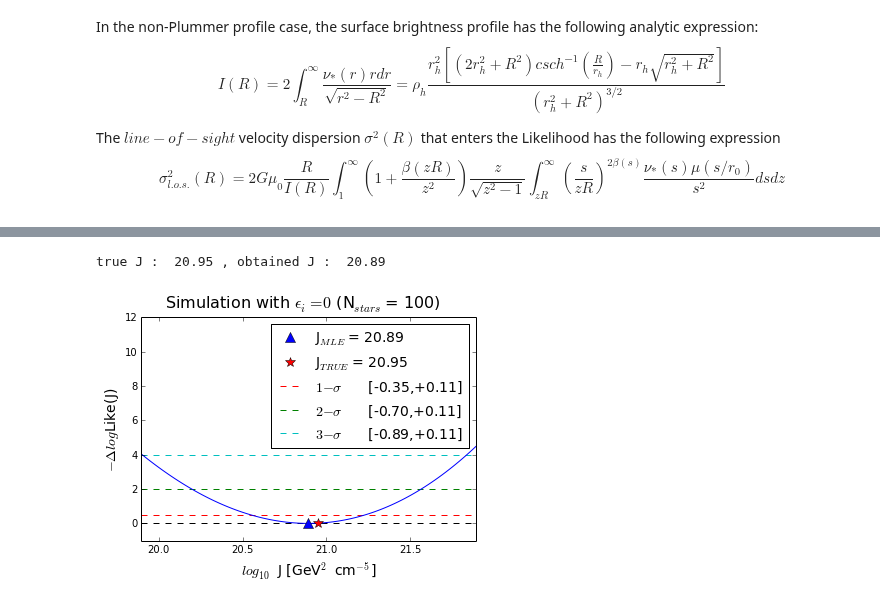
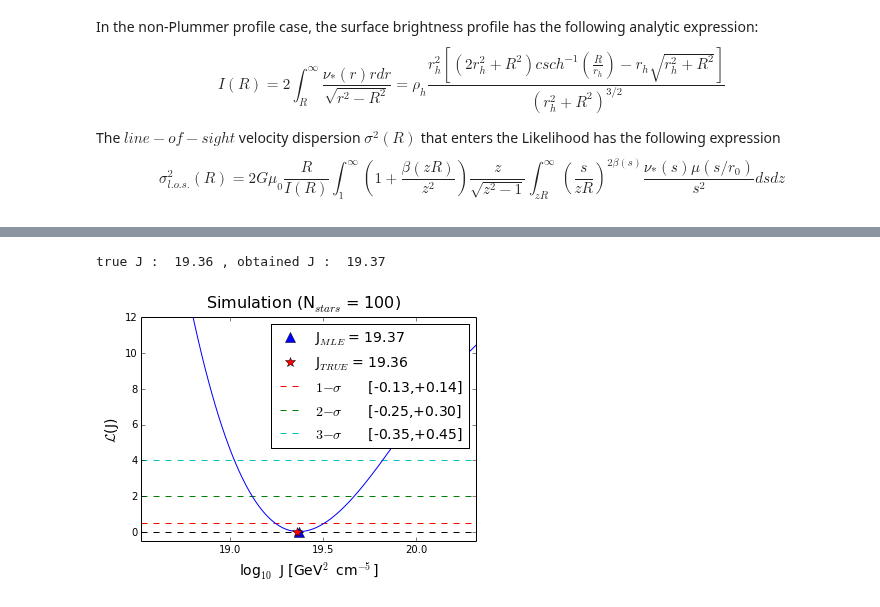
Before and after one commit to achiappo/FRESKA, a Jupyter notebook: simulationOM.ipynb, the cells around one changed output, grey strips where cells are left out. Drawn from its saved outputs; the diff is of its cells as text; code cells hidden in the pictures.

```diff
--- a/simulationOM.ipynb
+++ b/simulationOM.ipynb
@@ -228,21 +277,21 @@ plt.plot(J_new,spline_Like(J_new))
 # %%
 def one_sigmaJ(J):
-    return np.abs(spline_Like(J)-spline_Like(min_J)-0.5)
+    return np.abs(spline_LikeJ(J)-spline_LikeJ(min_J)-0.5)
 
-one_sigma_l = sciopt.minimize_scalar(one_sigmaJ,method='Bounded',bounds=(J_new[0],min_J)).x-min_J
-one_sigma_r = sciopt.minimize_scalar(one_sigmaJ,method='Bounded',bounds=(min_J,J_new[-1])).x-min_J
+one_sigma_l = sciopt.minimize_scalar(one_sigmaJ,method='Bounded',bounds=(min_J-2,min_J)).x-min_J
+one_sigma_r = sciopt.minimize_scalar(one_sigmaJ,method='Bounded',bounds=(min_J,min_J+2)).x-min_J
 
 def two_sigmaJ(J):
-    return np.abs(spline_Like(J)-spline_Like(min_J)-2.)
+    return np.abs(spline_LikeJ(J)-spline_LikeJ(min_J)-2.)
 
-two_sigma_l = sciopt.minimize_scalar(two_sigmaJ,method='Bounded',bounds=(J_new[0],min_J)).x-min_J
-two_sigma_r = sciopt.minimize_scalar(two_sigmaJ,method='Bounded',bounds=(min_J,J_new[-1])).x-min_J
+two_sigma_l = sciopt.minimize_scalar(two_sigmaJ,method='Bounded',bounds=(min_J-2,min_J)).x-min_J
+two_sigma_r = sciopt.minimize_scalar(two_sigmaJ,method='Bounded',bounds=(min_J,min_J+2)).x-min_J
 
 def three_sigmaJ(J):
-    return np.abs(spline_Like(J)-spline_Like(min_J)-4.)
+    return np.abs(spline_LikeJ(J)-spline_LikeJ(min_J)-4.)
 
-three_sigma_l = sciopt.minimize_scalar(three_sigmaJ,method='Bounded',bounds=(J_new[0],min_J)).x-min_J
-three_sigma_r = sciopt.minimize_scalar(three_sigmaJ,method='Bounded',bounds=(min_J,J_new[-1])).x-min_J
+three_sigma_l = sciopt.minimize_scalar(three_sigmaJ,method='Bounded',bounds=(min_J-2,min_J)).x-min_J
+three_sigma_r = sciopt.minimize_scalar(three_sigmaJ,method='Bounded',bounds=(min_J,min_J+2)).x-min_J
 # %%
 print round(min_J,2),round(one_sigma_l,2),round(one_sigma_r,2),round(two_sigma_l,2),\
 round(two_sigma_r,2),round(three_sigma_l,2),round(three_sigma_r,2)
@@ -251,35 +300,30 @@ round(two_sigma_r,2),round(three_sigma_l,2),round(three_sigma_r,2)
 # %%
-trueJ = round(np.log10(Jfactor(D,np.inf,1.,4e8,0.5)),2)
+trueJ = round(np.log10(Jfactor(D,np.inf,1.,6.4e7,0.5)),2)
 print 'true J : ',trueJ,', obtained J : ',round(min_J,2)
 # %% [output]
-true J :  20.95 , obtained J :  20.89
+true J :  19.36 , obtained J :  19.37
 # %%
-J_plt = np.linspace(min_J-1,min_J+1,100)
-plt.plot(J_plt,spline_Like(J_plt)-spline_Like(min_J))
-plt.plot(min_J,0,'b^',markersize=10,label='J$_{MLE}$ = %.2f'%min_J)
-plt.plot(trueJ,0,'r*',markersize=10,label='J$_{TRUE}$ = %.2f'%trueJ)
+J_plt = np.linspace(min_J+three_sigma_l-0.5,min_J+three_sigma_r+0.5,100)
+plt.plot(J_plt,spline_LikeJ(J_plt)-spline_LikeJ(min_J))
+plt.plot(min_J,0,'b^',markersize=10,label='J$_{MLE}$ = %.2f'%min_J)#+r' , $r^{MLE}_a$ = %.2f'%round(min_ra,2))
+plt.plot(trueJ,0,'r*',markersize=10,label='J$_{TRUE}$ = %.2f'%trueJ)#+r' , $r^{TRUE}_a$ = %.2f'%ra)
 plt.hlines(0.,min(J_plt),max(J_plt),linestyles='dashed')
 plt.hlines(.5,min(J_plt),max(J_plt),colors=('r'),linestyles='dashed',
            label=r'$1-\sigma$'+'\t'+'[%.2f,%+.2f]'%(one_sigma_l,one_sigma_r))
 plt.hlines(2,min(J_plt),max(J_plt),colors=('g'),linestyles='dashed',
            label=r'$2-\sigma$'+'\t'+'[%.2f,%+.2f]'%(two_sigma_l,two_sigma_r))
 plt.hlines(4,min(J_plt),max(J_plt),colors=('c'),linestyles='dashed',
            label=r'$3-\sigma$'+'\t'+'[%.2f,%+.2f]'%(three_sigma_l,three_sigma_r))
-plt.legend(numpoints=1,fontsize=14)
-plt.ylabel(r'$-\Delta$$log$Like(J)',fontsize=14)
-plt.xlabel(r'$log_{10}$  J [GeV$^2$ cm$^{-5}$]',fontsize=14)
-plt.ylim(-1,12)
-plt.xlim(min_J-1,min_J+1)
-if errors[include_err]:
-    plt.suptitle(r'Simulation with $\epsilon_i \neq 0$ (N$_{stars}$ = %i)'%nstars,fontsize=16)
-    plt.savefig('/home/andrea/Desktop/work/DWARF/Jvalue/output/test/OsipkMerr+Cusp+nonPlum/Simulation%ierr.png'%nstars,
-                dpi=300,format='png')
-else:
-    plt.suptitle(r'Simulation with $\epsilon_i = 0$ (N$_{stars}$ = %i)'%nstars,fontsize=16)
-    plt.savefig('/home/andrea/Desktop/work/DWARF/Jvalue/output/test/OsipkMerr+Cusp+nonPlum/Simulation%i.png'%nstars,
-                dpi=300,format='png')
+plt.legend(numpoints=1,fontsize=14).get_frame().set_facecolor('w')
+plt.ylabel(r'$\mathcal{L}$(J)',fontsize=14)
+plt.xlabel(r'log$_{10}$  J [GeV$^2$ cm$^{-5}$]',fontsize=14)
+plt.ylim(-0.5,12)
+plt.xlim(min_J+three_sigma_l-0.5,min_J+three_sigma_r+0.5)
+#plt.savefig(homedir+casedir+'/Simulations%s.png'%nstars,dpi=300,format='png')
+plt.suptitle(r'Simulation (N$_{stars}$ = %i)'%nstars,fontsize=16)
+plt.savefig(homedir+casedir+'/Simulation%i_test.png'%nstars,dpi=300,format='png')
 # %% [output]
-[figure, old version]
+[figure, new version]
 # %%
 print '%.2e'%10**sciopt.minimize_scalar(lambda log10rho0:abs(min_J-
                                                              np.log10(Jfactor(D,np.inf,1.,1.,0.5))-2*log10rho0)).x
```
Also changed, not shown: parts of 18 cells of this notebook.
